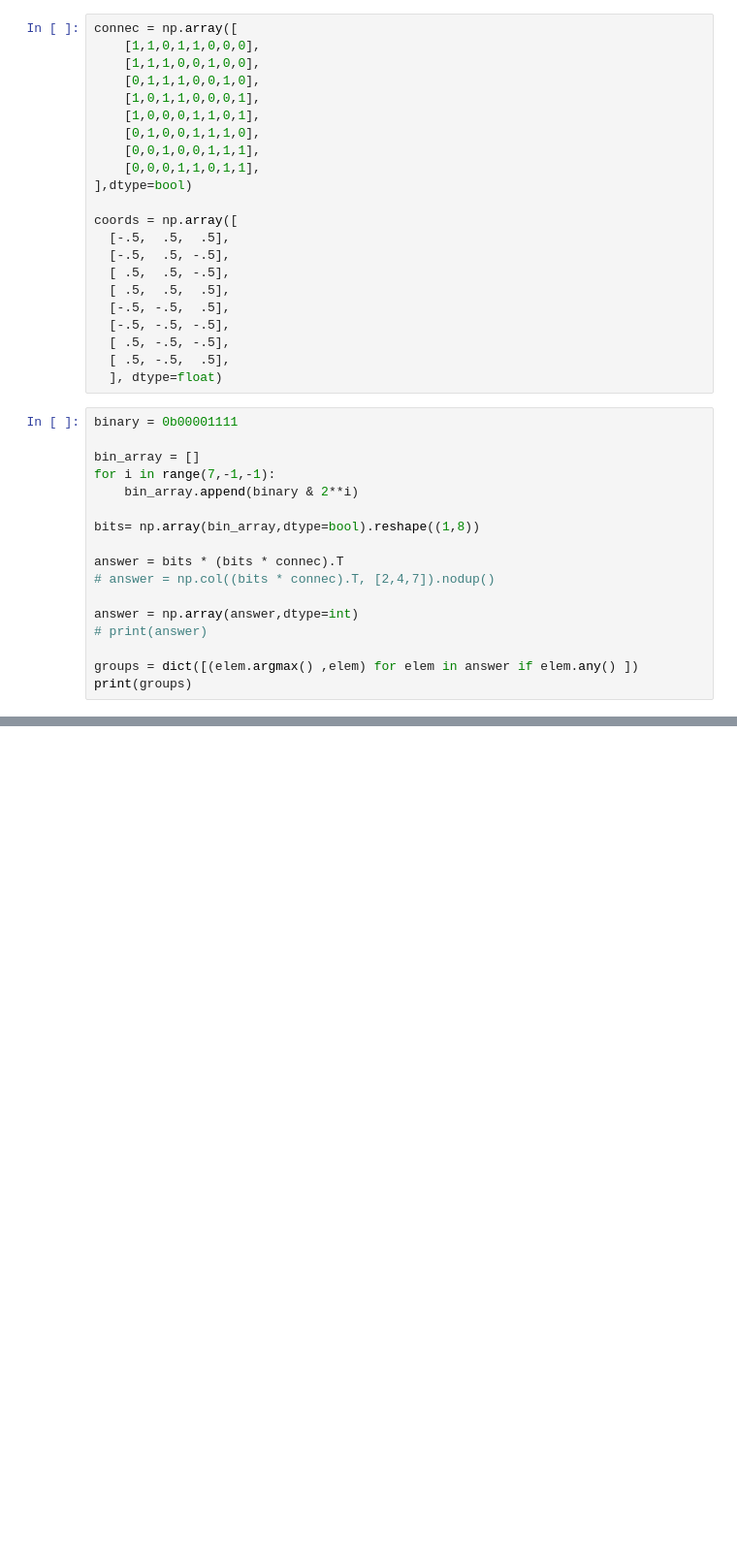
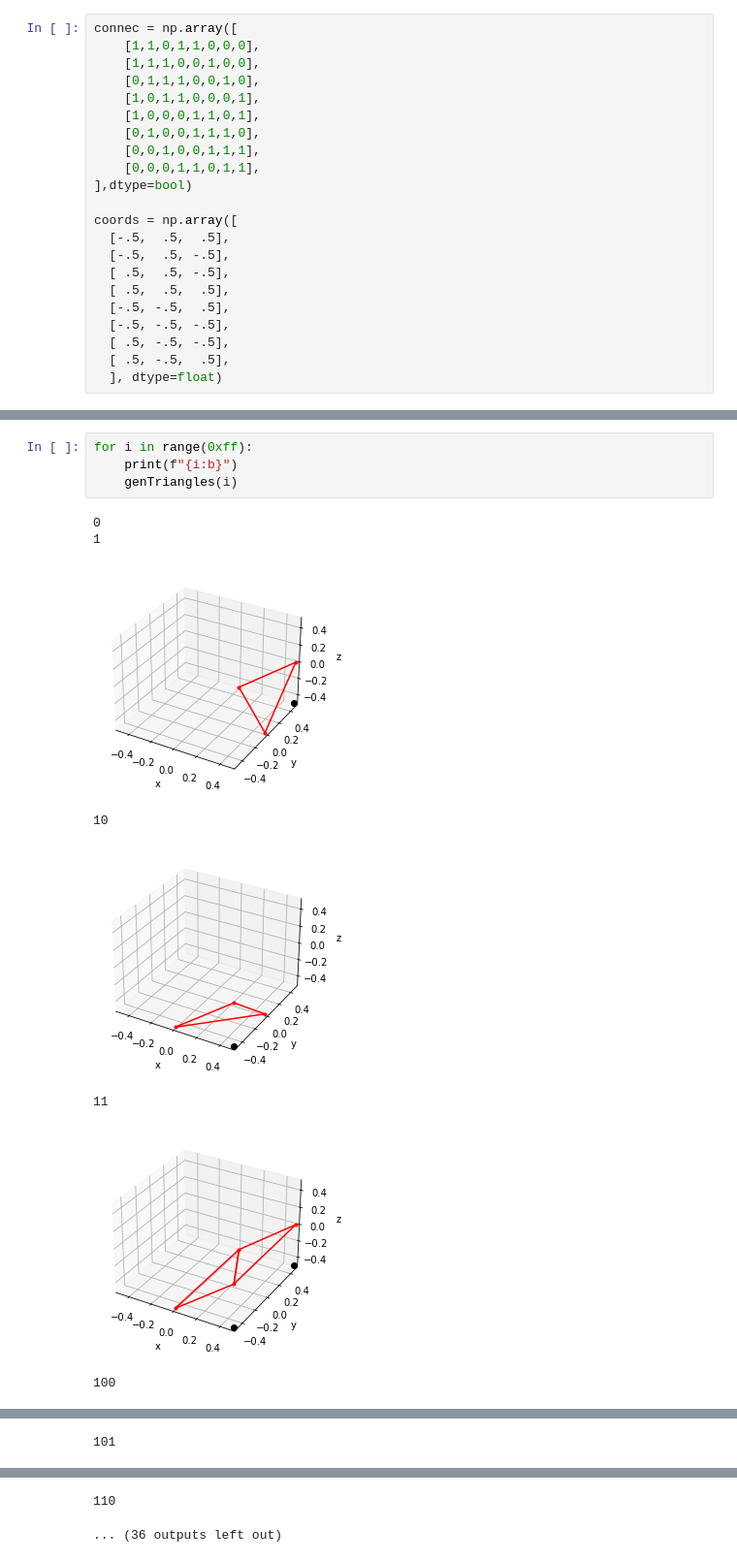
Before and after one commit to CursedApps/marching-cubes, a Jupyter notebook: MarchingCube_test.ipynb, the cells around one changed output, grey strips where cells are left out. Shown: that part at 97% size. Drawn from its saved outputs; the diff is of its cells as text; blank space fills up the shorter version.

```diff
--- a/MarchingCube_test.ipynb
+++ b/MarchingCube_test.ipynb
@@ -25,20 +26,3 @@ coords = np.array([
   [ .5, -.5, -.5],
   [ .5, -.5,  .5],
   ], dtype=float)
-# %%
-binary = 0b00001111
-
-bin_array = []
-for i in range(7,-1,-1):
-    bin_array.append(binary & 2**i)
-
-bits= np.array(bin_array,dtype=bool).reshape((1,8))
-
-answer = bits * (bits * connec).T
-# answer = np.col((bits * connec).T, [2,4,7]).nodup()
-
-answer = np.array(answer,dtype=int)
-# print(answer)
-
-groups = dict([(elem.argmax() ,elem) for elem in answer if elem.any() ])
-print(groups)
@@ -84,0 +84,13 @@ for group in groups:
+# %%
+for i in range(0xff):
+    print(f"{i:b}")
+    genTriangles(i)
+# %% [output]
+0
+1
+[figure, added]
+10
+[figure, added]
+11
+[figure, added]
+100
@@ -84,0 +98 @@ for group in groups:
+101
@@ -84,0 +101,2 @@ for group in groups:
+110
+... (36 outputs left out)
```
Also changed, not shown: parts of 4 cells of this notebook.
